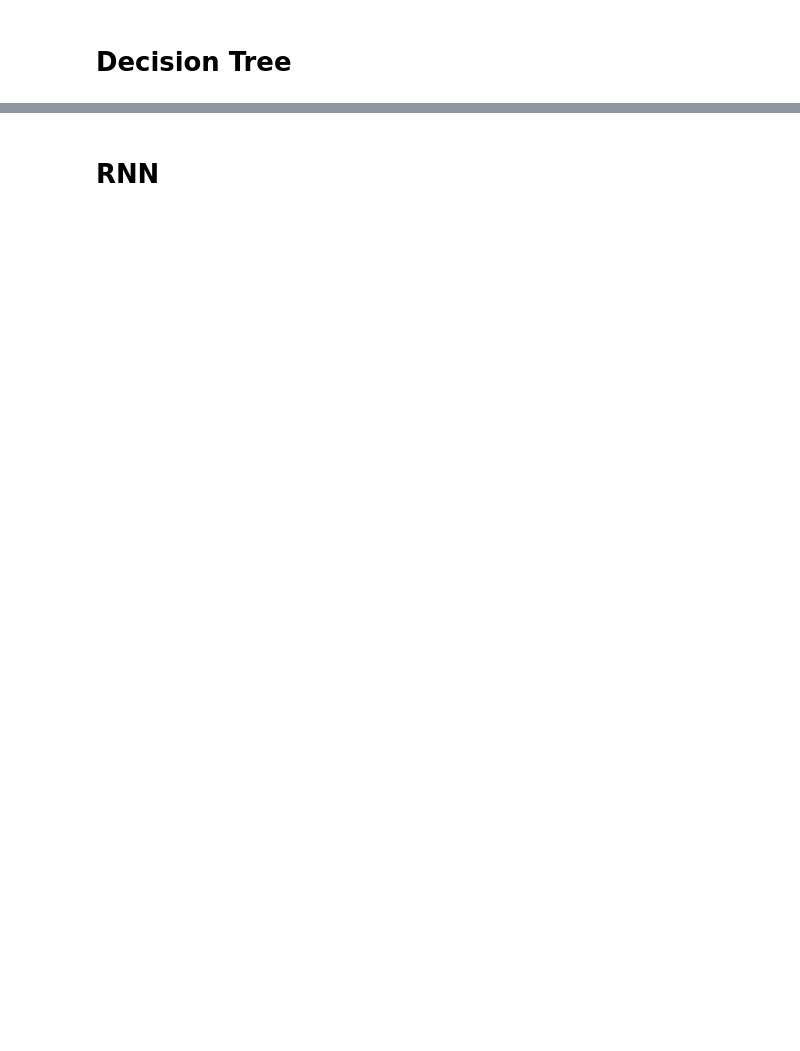
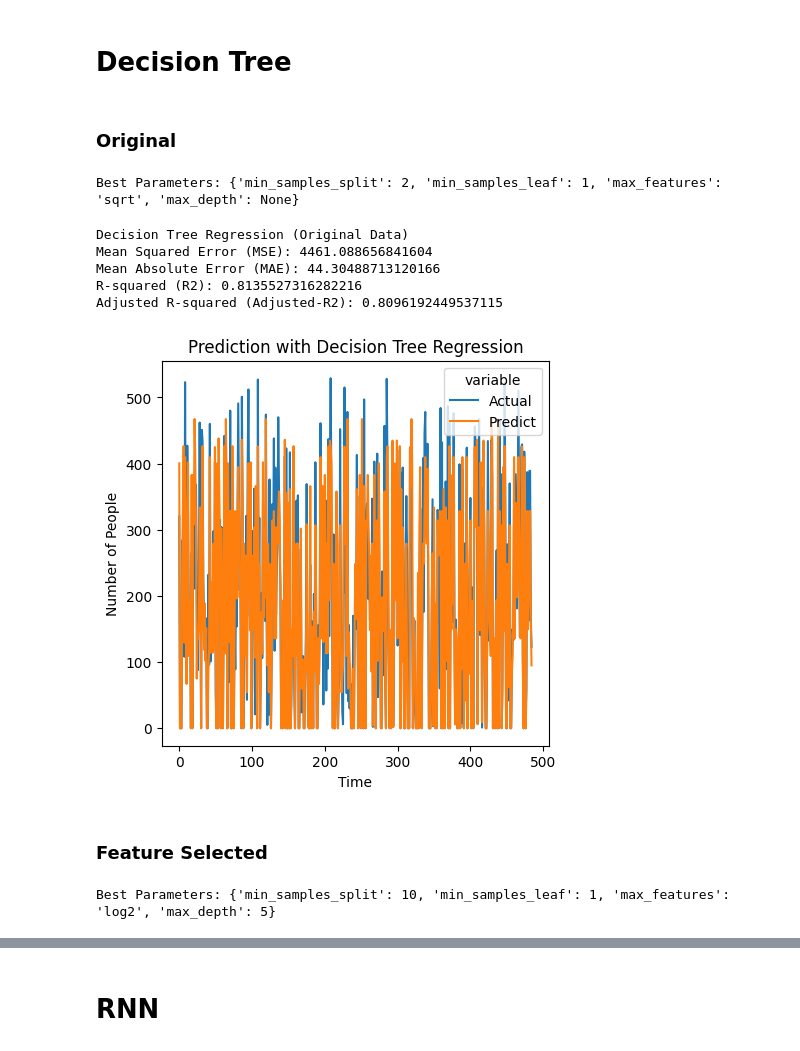
Before and after one commit to mingming2-alya/Business-Analyzing-with-ACLO, a Jupyter notebook: ACLO/ACLO.ipynb, the cells around one changed output, grey strips where cells are left out. Saved outputs shown, nothing was run; the diff lists cells and outputs as text; code cells hidden in the pictures; blank space fills up the shorter version.

```diff
--- a/ACLO/ACLO.ipynb
+++ b/ACLO/ACLO.ipynb
@@ -2097,2 +2265,4 @@ ValueError: multi_class must be in ('ovo', 'ovr')
 # %% [markdown]
 # Decision Tree
+# %% [markdown]
+### Original
@@ -2098,0 +2271,67 @@ ValueError: multi_class must be in ('ovo', 'ovr')
+# %%
+# Define the parameter grid
+param_distributions = {
+    'max_depth': [3, 5, 7, None],
+    'min_samples_split': [2, 5, 10],
+    'min_samples_leaf': [1, 2, 4],
+    'max_features': ['auto', 'sqrt', 'log2', None]
+}
+
+# Create the RandomizedSearchCV object
+random_search = RandomizedSearchCV(DecisionTreeRegressor(random_state=42), param_distributions, n_iter=10, cv=5, scoring='neg_mean_squared_error', random_state=42)
+
+# Fit the grid search to the data
+random_search.fit(X_train, y_train)
+
+# Print the best parameters
+print("Best Parameters:", random_search.best_params_)
+# %% [output]
+Best Parameters: {'min_samples_split': 2, 'min_samples_leaf': 1, 'max_features': 'sqrt', 'max_depth': None}
+# %%
+# Create the Decision Tree Regression model
+treeModel = random_search.best_estimator_
+treeModel.fit(X_train, y_train)
+
+# Make predictions on the test set
+predictTree = treeModel.predict(X_test)
+print_model_score('Decision Tree Regression (Original Data)', y_test, predictTree, 10)
+# %% [output]
+Decision Tree Regression (Original Data)
+Mean Squared Error (MSE): 4461.088656841604
+Mean Absolute Error (MAE): 44.30488713120166
+R-squared (R2): 0.8135527316282216
+Adjusted R-squared (Adjusted-R2): 0.8096192449537115
+# %%
+prediction = pd.DataFrame({'Index': range(len(y_test)), 'Actual': y_test, 'Predict': predictTree})
+
+#plot
+plt.figure(figsize=(5, 5))
+plot = sns.lineplot(x='Index', y='value', hue='variable', data=pd.melt(prediction, ['Index']))
+plot.set_xlabel("Time")
+plot.set_ylabel("Number of People")
+plot.set_title("Prediction with Decision Tree Regression")
+
+plt.show()
+# %% [output]
+[figure, added]
+# %% [markdown]
+### Feature Selected
+# %%
+# Define the parameter grid
+param_distributions = {
+    'max_depth': [3, 5, 7, None],
+    'min_samples_split': [2, 5, 10],
+    'min_samples_leaf': [1, 2, 4],
+    'max_features': ['auto', 'sqrt', 'log2', None]
+}
+
+# Create the RandomizedSearchCV object
+random_search_filtered = RandomizedSearchCV(DecisionTreeRegressor(random_state=42), param_distributions, n_iter=10, cv=5, scoring='neg_mean_squared_error', random_state=42)
+
+# Fit the grid search to the data
+random_search_filtered.fit(X_train_filtered, y_train_filtered)
+
+# Print the best parameters
+print("Best Parameters:", random_search_filtered.best_params_)
+# %% [output]
+Best Parameters: {'min_samples_split': 10, 'min_samples_leaf': 1, 'max_features': 'log2', 'max_depth': 5}
```
Also changed, not shown: parts of 38 cells of this notebook.
